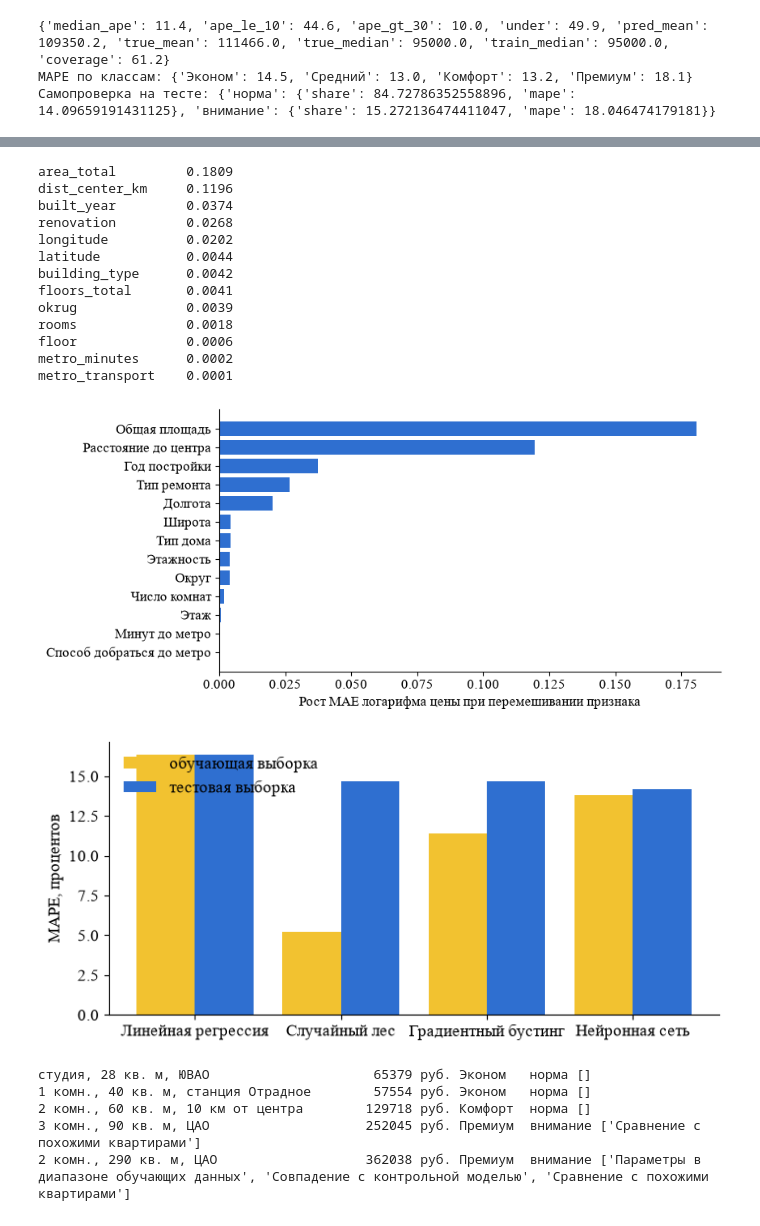
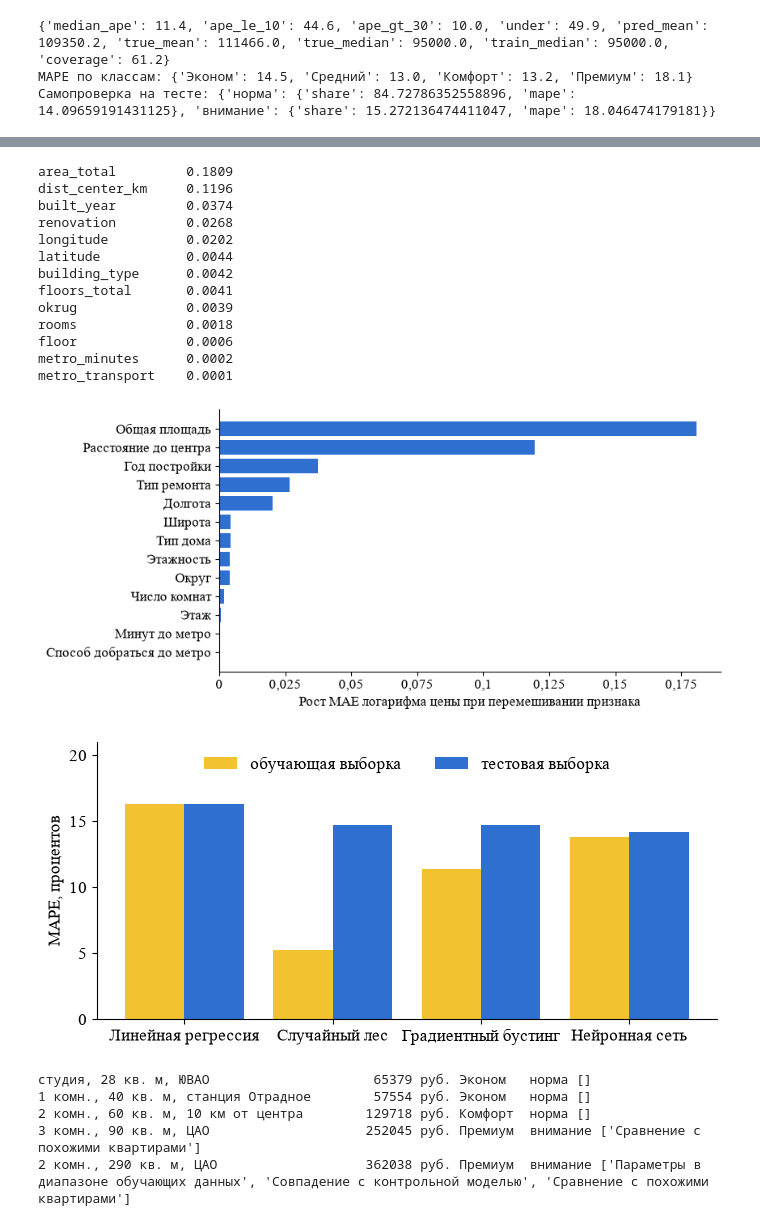
Before and after one commit to ulka-moiseenko/rent-price-moscow, a Jupyter notebook: notebooks/03_модели.ipynb, the cells around one changed output, grey strips where cells are left out. Cells and saved outputs as stored; diff of their text form; code cells hidden in the pictures.

```diff
--- a/notebooks/03_модели.ipynb
+++ b/notebooks/03_модели.ipynb
@@ -18,7 +18,10 @@ from db import connect
 pd.set_option("display.width", 130, "display.max_columns", 30, "display.max_rows", 60)
 FIG = ROOT / "reports" / "figures"
 FIG.mkdir(parents=True, exist_ok=True)
+from matplotlib.ticker import FuncFormatter, NullFormatter
+
 NAVY, BLUE, YELLOW, GREY = "#17358A", "#2F6FD0", "#F2C230", "#8A94A6"
+COMMA = FuncFormatter(lambda v, _: f"{v:g}".replace(".", ","))
 plt.rcParams.update({"font.family": "Times New Roman", "font.size": 12, "axes.spines.top": False,
                      "axes.spines.right": False, "figure.facecolor": "white", "savefig.dpi": 200,
                      "savefig.bbox": "tight"})
@@ -138,6 +176,7 @@ print(imp.round(4).to_string())
 fig, ax = plt.subplots(figsize=(8, 4.2))
 ax.barh([names[k] for k in imp.index[::-1]], imp.values[::-1], color=BLUE)
 ax.set(xlabel="Рост MAE логарифма цены при перемешивании признака")
+ax.xaxis.set_major_formatter(COMMA)
 fig.savefig(FIG / "importance.png")
 # %% [output]
 area_total         0.1809
@@ -153,18 +192,19 @@ rooms              0.0018
 floor              0.0006
 metro_minutes      0.0002
 metro_transport    0.0001
-[figure, old version]
+[figure, new version]
 # %%
 # Сравнение моделей
 fig, ax = plt.subplots(figsize=(8, 3.6))
 items = [k for k in m["results"] if not k.startswith("Базовая")]
 x = np.arange(len(items))
 ax.bar(x - .2, [m["results"][k]["train"]["MAPE"] for k in items], .4, label="обучающая выборка", color=YELLOW)
 ax.bar(x + .2, [m["results"][k]["test"]["MAPE"] for k in items], .4, label="тестовая выборка", color=BLUE)
-ax.set_xticks(x, items); ax.set_ylabel("MAPE, процентов"); ax.legend(frameon=False)
+ax.set_xticks(x, items); ax.set_ylabel("MAPE, процентов"); ax.set_ylim(0, 21); ax.legend(frameon=False, ncol=2, loc="upper center")
+ax.yaxis.set_major_formatter(COMMA)
 fig.savefig(FIG / "models_mape.png")
 # %% [output]
-[figure, old version]
+[figure, new version]
 # %%
 # Примеры прогнозов с самопроверкой (журнал прогнозов в блокноте не пополняется)
 from predictor import Flat, RentPredictor
```
Also changed, not shown: parts of 2 cells of this notebook, 33 other files.
